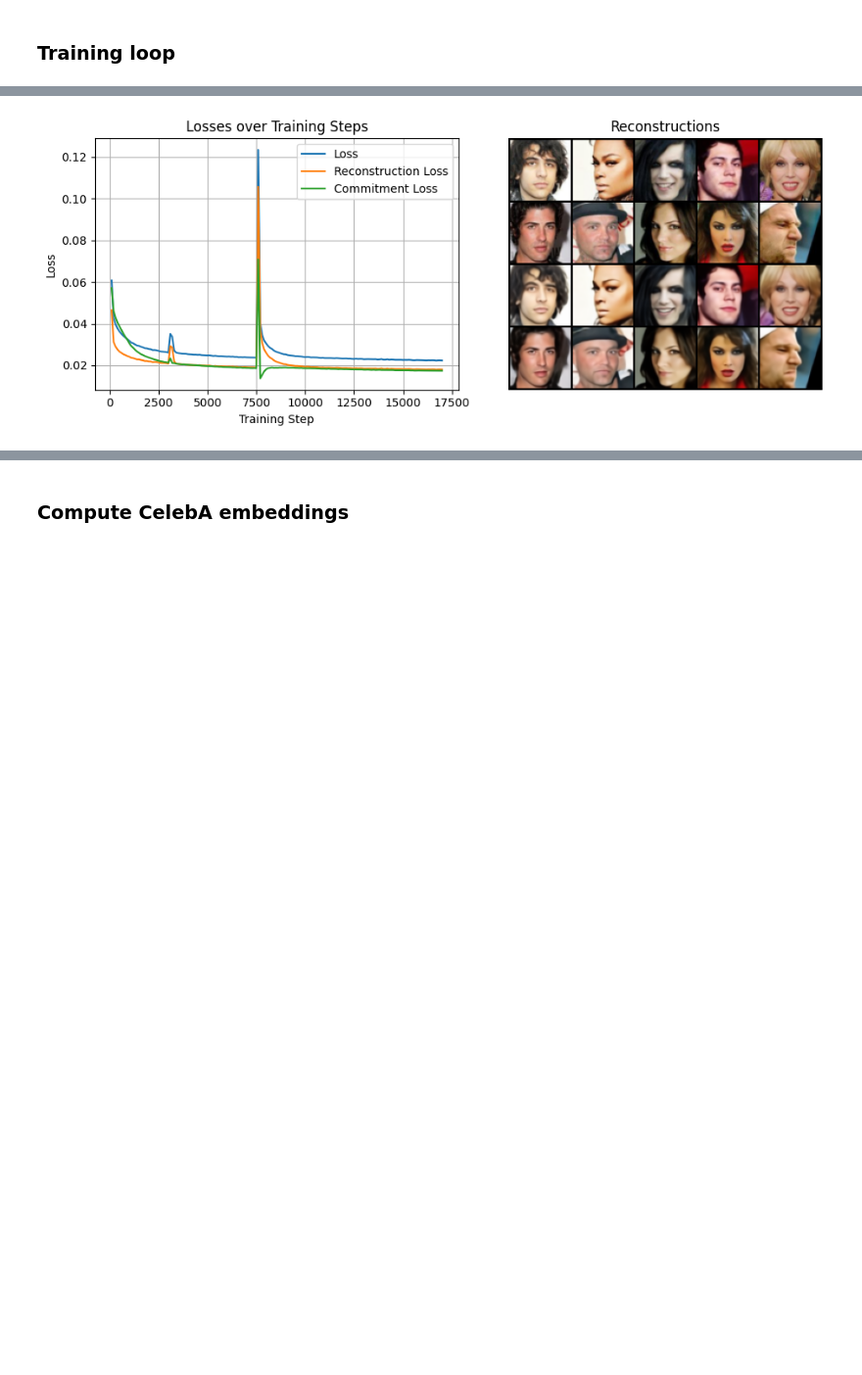
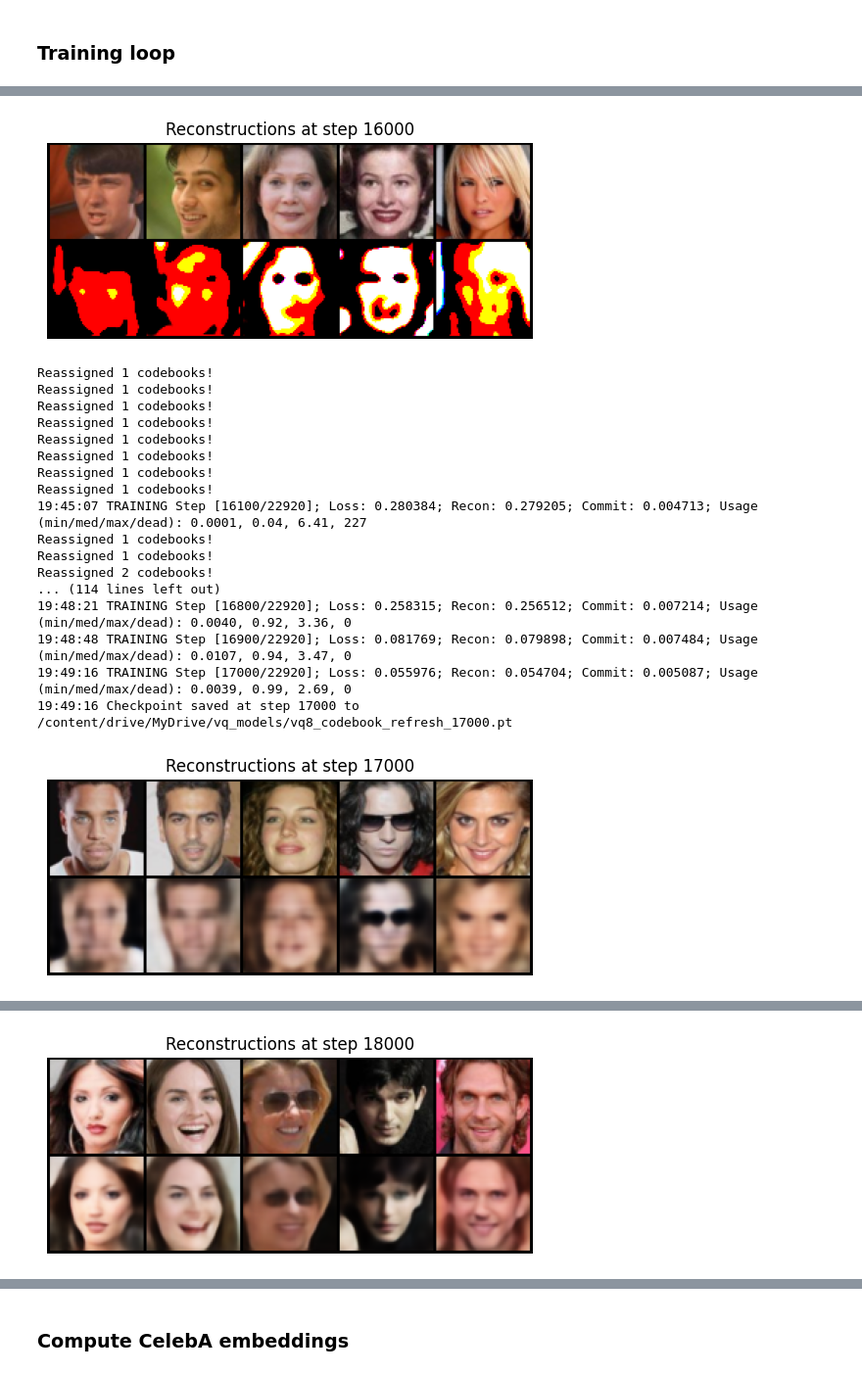
Before and after one commit to patrickmastorga/VQ-VAE-Tranformer-Image-Gen, a Jupyter notebook: VQ_train.ipynb, the cells around one changed output, grey strips where cells are left out. Shown at 98% size. Cells and saved outputs as stored; diff of their text form; code cells hidden in the pictures; blank space fills up the shorter version.

```diff
--- a/VQ_train.ipynb
+++ b/VQ_train.ipynb
@@ -256,18 +259,18 @@ Done!
 ### Training loop
 # %%
 # training hyperparameters
-EPOCHS = 0
+EPOCHS = 10
 LEARNING_RATE = 2e-4
 LOG_INTERVAL = 100
 SAVE_INTERVAL = 1000
-SAVE_PATH = '/content/drive/MyDrive/vq_models/vq16_codebook_refresh' # THE SUFFIX '_{training_step}.pt' will be appended
+SAVE_PATH = '/content/drive/MyDrive/vq_models/vq8_codebook_refresh' # THE SUFFIX '_{training_step}.pt' will be appended
 
 # VQ-VAE training hyperparameters
 BETA = 0.25
 
 # optionally, resume training from a checkpoint
 CONTINUE_FROM_CHECKPOINT = True #  # str | None
-CHECKPOINT_PATH = '/content/drive/MyDrive/vq_models/vq16_codebook_refresh_17000.pt'
+CHECKPOINT_PATH = '/content/drive/MyDrive/vq_models/vq8_codebook_refresh_15000.pt'
 
 # optmizer and training state vars
 optimizer = torch.optim.Adam(vq_vae.parameters(), lr=LEARNING_RATE)
@@ -395 +408,19 @@ Training complete.
-[figure, old version]
+[figure, new version]
+Reassigned 1 codebooks!
+Reassigned 1 codebooks!
+Reassigned 1 codebooks!
+Reassigned 1 codebooks!
+Reassigned 1 codebooks!
+Reassigned 1 codebooks!
+Reassigned 1 codebooks!
+Reassigned 1 codebooks!
+19:45:07 TRAINING Step [16100/22920]; Loss: 0.280384; Recon: 0.279205; Commit: 0.004713; Usage (min/med/max/dead): 0.0001, 0.04, 6.41, 227
+Reassigned 1 codebooks!
+Reassigned 1 codebooks!
+Reassigned 2 codebooks!
+... (114 lines left out)
+19:48:21 TRAINING Step [16800/22920]; Loss: 0.258315; Recon: 0.256512; Commit: 0.007214; Usage (min/med/max/dead): 0.0040, 0.92, 3.36, 0
+19:48:48 TRAINING Step [16900/22920]; Loss: 0.081769; Recon: 0.079898; Commit: 0.007484; Usage (min/med/max/dead): 0.0107, 0.94, 3.47, 0
+19:49:16 TRAINING Step [17000/22920]; Loss: 0.055976; Recon: 0.054704; Commit: 0.005087; Usage (min/med/max/dead): 0.0039, 0.99, 2.69, 0
+19:49:16 Checkpoint saved at step 17000 to /content/drive/MyDrive/vq_models/vq8_codebook_refresh_17000.pt
+[figure, added]
@@ -395,0 +442 @@ Training complete.
+[figure, added]
```
Also changed, not shown: parts of 5 cells of this notebook.
